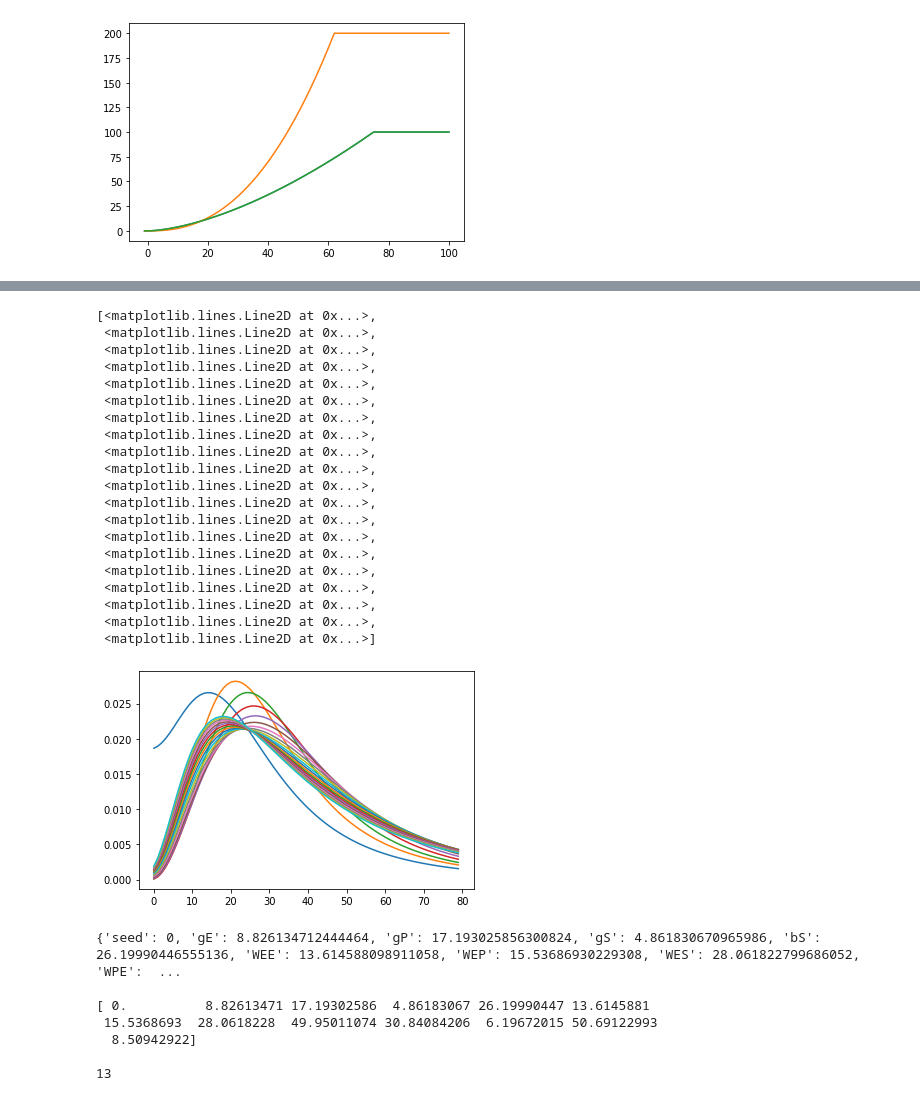
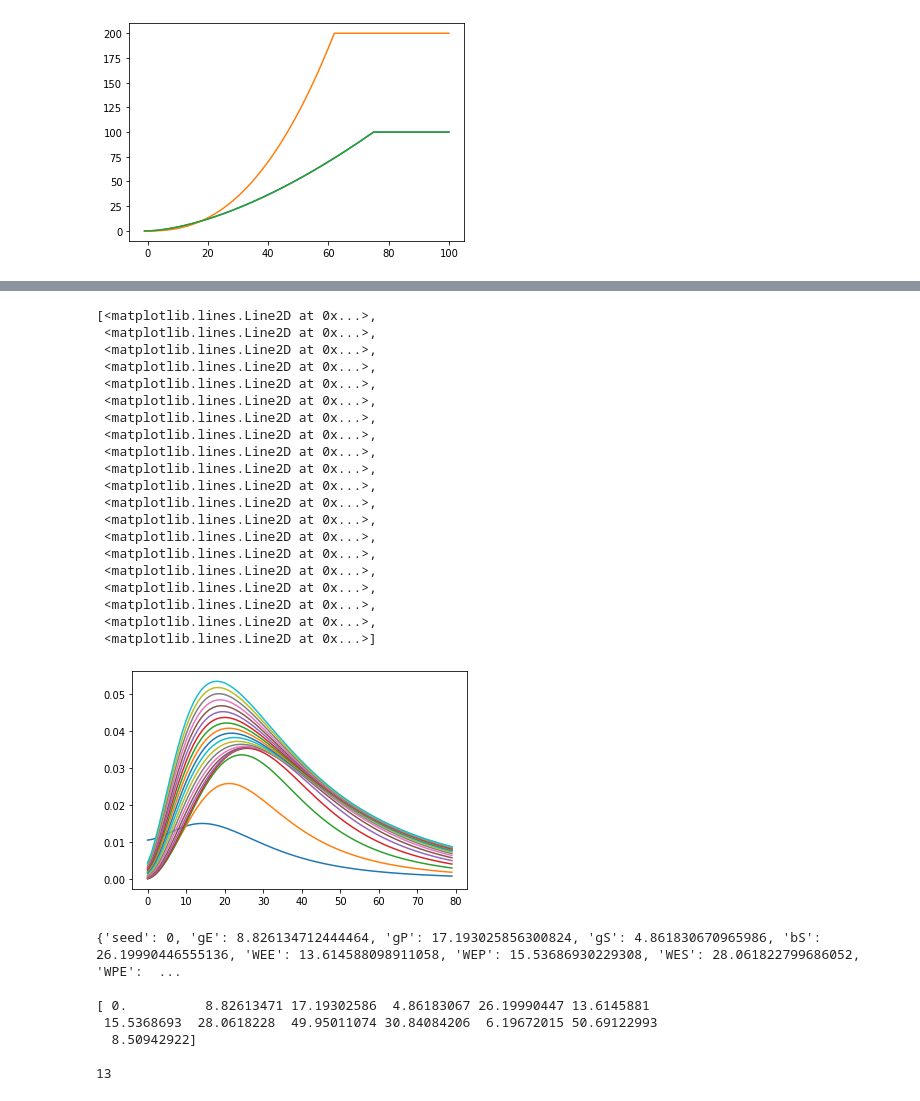
Before and after one commit to AddingAddict/MD_SOM_Gamma, a Jupyter notebook: notebooks/debug.ipynb, the cells around one changed output, grey strips where cells are left out. Drawn from its saved outputs; the diff is of its cells as text; code cells hidden in the pictures.

```diff
--- a/notebooks/debug.ipynb
+++ b/notebooks/debug.ipynb
@@ -114,0 +115,19 @@ plt.colorbar()
+# %%
+reload(sfun)
+
+Wlfp = np.vstack((np.hstack((W[:,0:1]/2,np.zeros((rp.n_types,rp.n_types-1)))),
+                  np.hstack((W[:,0:1]/2,np.zeros((rp.n_types,rp.n_types-1)))),
+                  np.hstack((np.zeros((rp.n_types,1)),W[:,1:]))))
+syn_taus = np.array([0.005,0.100,0.007])
+corr_tau = 0.005
+
+fs = np.linspace(5,80,(80-5)//1+1)
+As = sfun.calc_lfp_mult(rp,Wlfp,np.ones_like(hs),syn_taus,corr_tau,vs,fs)
+
+print(As)
+
+plt.imshow(As,origin='lower',extent=((cs[0]-(cs[1]-cs[0])/2,cs[-1]+(cs[1]-cs[0])/2,
+                                      fs[0]-(fs[1]-fs[0])/2,fs[-1]+(fs[1]-fs[0])/2)))
+plt.xlabel('Contrast')
+plt.ylabel('Frequency')
+plt.colorbar()
@@ -115,27 +150,27 @@ plt.colorbar()
 # %%
-plt.plot(As/np.sum(As,axis=0))
+plt.plot(As)#/np.sum(As,axis=0))
 # %% [output]
 [<matplotlib.lines.Line2D at 0x...>,
  <matplotlib.lines.Line2D at 0x...>,
  <matplotlib.lines.Line2D at 0x...>,
  <matplotlib.lines.Line2D at 0x...>,
  <matplotlib.lines.Line2D at 0x...>,
  <matplotlib.lines.Line2D at 0x...>,
  <matplotlib.lines.Line2D at 0x...>,
  <matplotlib.lines.Line2D at 0x...>,
  <matplotlib.lines.Line2D at 0x...>,
  <matplotlib.lines.Line2D at 0x...>,
  <matplotlib.lines.Line2D at 0x...>,
  <matplotlib.lines.Line2D at 0x...>,
  <matplotlib.lines.Line2D at 0x...>,
  <matplotlib.lines.Line2D at 0x...>,
  <matplotlib.lines.Line2D at 0x...>,
  <matplotlib.lines.Line2D at 0x...>,
  <matplotlib.lines.Line2D at 0x...>,
  <matplotlib.lines.Line2D at 0x...>,
  <matplotlib.lines.Line2D at 0x...>,
  <matplotlib.lines.Line2D at 0x...>]
-[figure, old version]
+[figure, new version]
 # %%
 reload(sutil)
 
```
Also changed, not shown: parts of 3 cells of this notebook, 3 other files.
